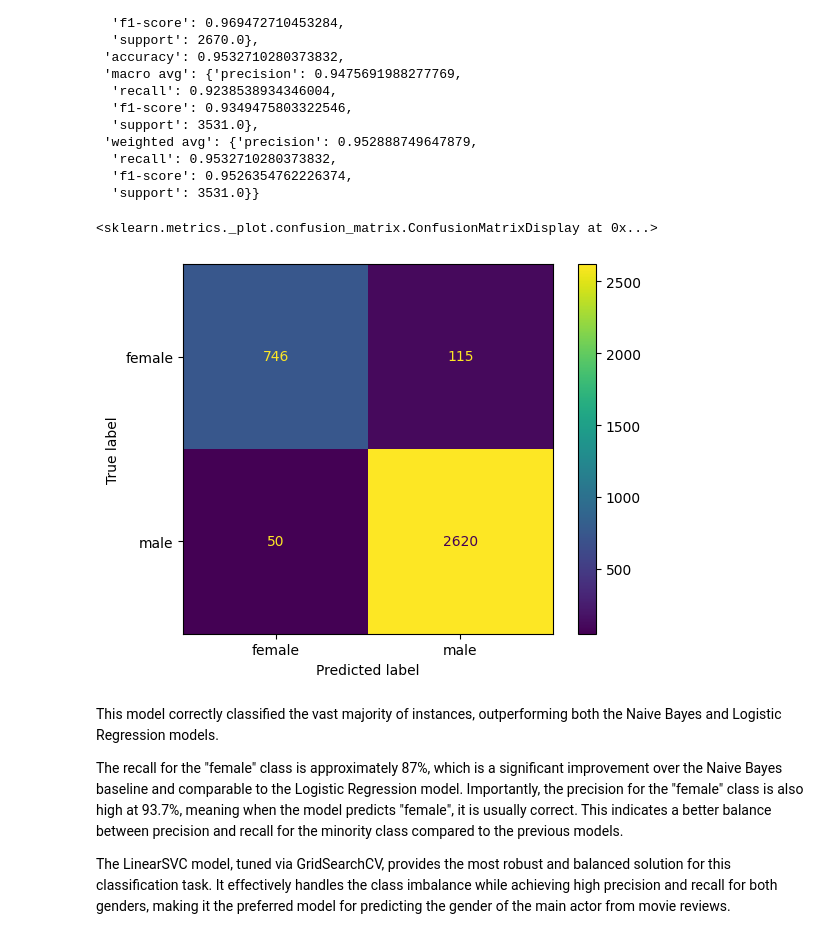
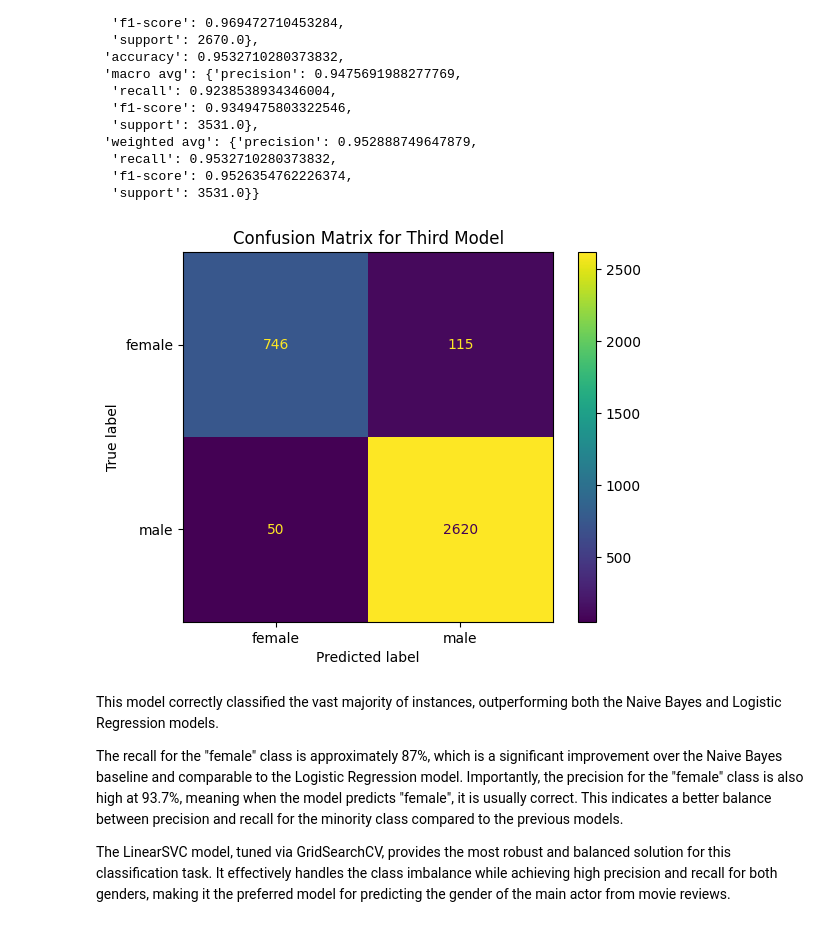
Before and after one commit to Przemsonn05/Main-Actor-Gender-Prediction-Using-NLP, a Jupyter notebook: notebooks/Model predicting gender (1).ipynb, the cells around one changed output. Drawn from its saved outputs; the diff is of its cells as text; code cells hidden in the pictures.

```diff
--- a/notebooks/Model predicting gender (1).ipynb
+++ b/notebooks/Model predicting gender (1).ipynb
@@ -26,6 +25,6 @@ from sklearn.compose import ColumnTransformer
 # %%
 #Loading the dataset
-movie_revs = pd.read_csv('movie_reviews.csv')
+movie_revs = pd.read_csv('../data/movie_reviews.csv')
 # %%
 movie_revs.head()
 # %% [output]
@@ -523,9 +541,11 @@ classification_report(y_test, y_pred_svc, output_dict=True)
   'support': 3531.0}}
 # %%
 ConfusionMatrixDisplay.from_predictions(y_test, y_pred_svc, display_labels=['female', 'male'])
+plt.title('Confusion Matrix for Third Model')
+plt.savefig('../images/confusion_matrix_svc_model.png')
+plt.show()
 # %% [output]
-<sklearn.metrics._plot.confusion_matrix.ConfusionMatrixDisplay at 0x...>
-[figure, old version]
+[figure, new version]
 # %% [markdown]
 This model correctly classified the vast majority of instances, outperforming both the Naive Bayes and Logistic Regression models.
 
```
Also changed, not shown: parts of 9 cells of this notebook, 9 other files.
